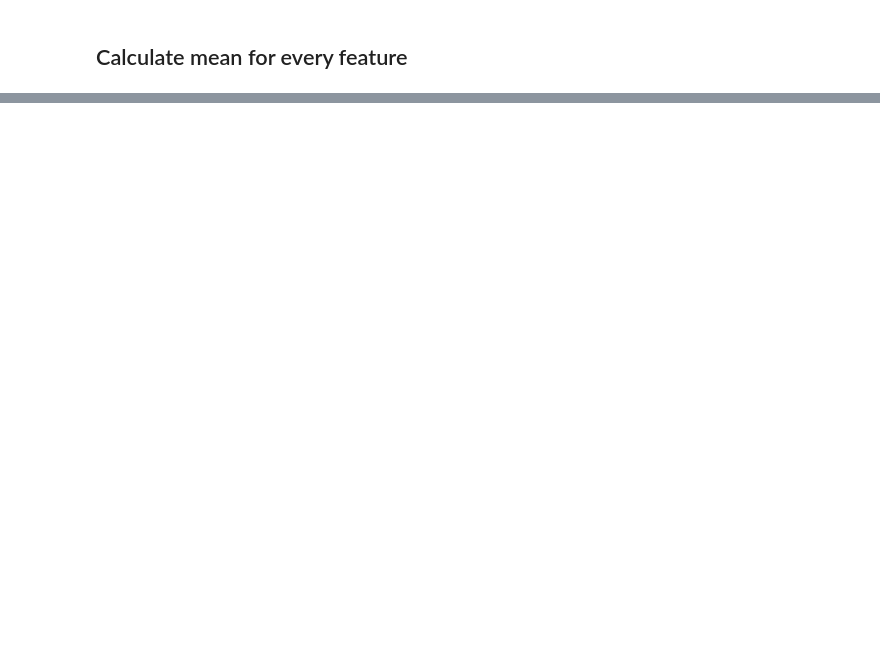
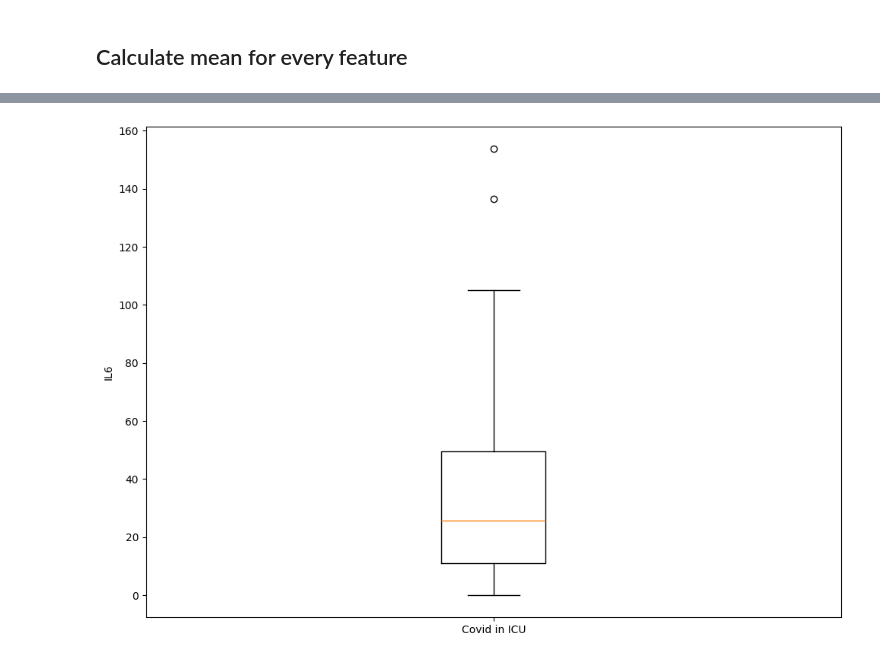
Before and after one commit to Xomics/TWOCdemonstrator, a Jupyter notebook: tools/python_read_omics/IL6.ipynb, the cells around one changed output, grey strips where cells are left out. Saved outputs shown, nothing was run; the diff lists cells and outputs as text; code cells hidden in the pictures; blank space fills up the shorter version.

```diff
--- a/tools/python_read_omics/IL6.ipynb
+++ b/tools/python_read_omics/IL6.ipynb
@@ -164,0 +199,9 @@ calculate_means(df_subset)
+# %%
+fig2 = plt.figure(figsize =(10, 7))
+# Creating plot
+plt.boxplot(df_subset_CovidICU.T, labels=["Covid in ICU"])
+plt.ylabel("IL6")
+# show plot
+plt.show()
+# %% [output]
+[figure, added]
```
Also changed, not shown: parts of 10 cells of this notebook.
